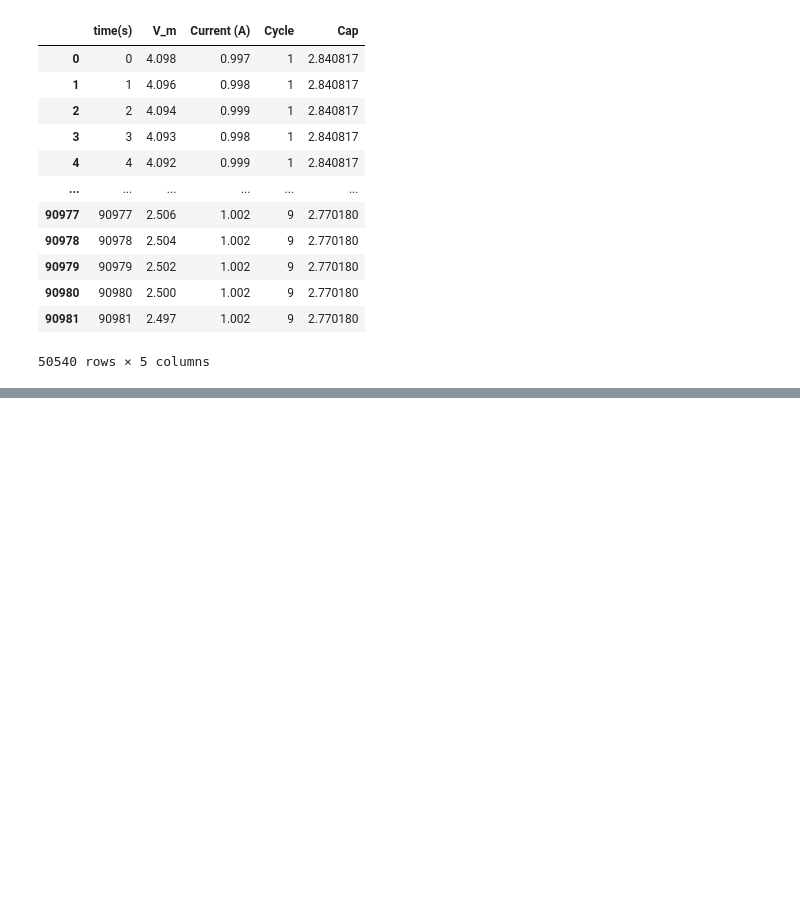
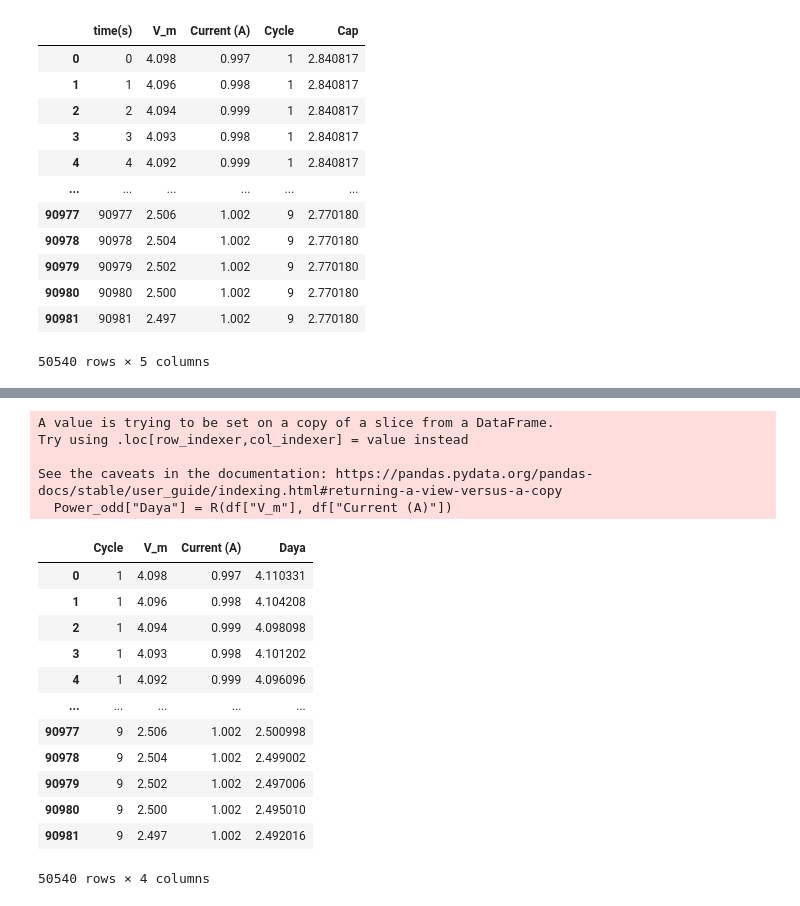
Before and after one commit to Farandausten/LiveCode, a Jupyter notebook: LIVECODE1.ipynb, the cells around one changed output, grey strips where cells are left out. Cells and saved outputs as stored; diff of their text form; code cells hidden in the pictures; blank space fills up the shorter version.

```diff
--- a/LIVECODE1.ipynb
+++ b/LIVECODE1.ipynb
@@ -230,0 +310,2 @@ dtype: object
+# %%
+ganjil = df[df['Cycle'] % 2 !=0]
@@ -230,0 +343,23 @@ dtype: object
+# %%
+Power_odd = ganjil[['Cycle','V_m','Current (A)',]]
+Power_odd["Daya"] = R(df["V_m"], df["Current (A)"])
+Power_odd
+# %% [output]
+A value is trying to be set on a copy of a slice from a DataFrame.
+Try using .loc[row_indexer,col_indexer] = value instead
+
+See the caveats in the documentation: https://pandas.pydata.org/pandas-docs/stable/user_guide/indexing.html#returning-a-view-versus-a-copy
+  Power_odd["Daya"] = R(df["V_m"], df["Current (A)"])
+|  | Cycle | V_m | Current (A) | Daya |
+| 0 | 1 | 4.098 | 0.997 | 4.110331 |
+| 1 | 1 | 4.096 | 0.998 | 4.104208 |
+| 2 | 1 | 4.094 | 0.999 | 4.098098 |
+| 3 | 1 | 4.093 | 0.998 | 4.101202 |
+| 4 | 1 | 4.092 | 0.999 | 4.096096 |
+| ... | ... | ... | ... | ... |
+| 90977 | 9 | 2.506 | 1.002 | 2.500998 |
+| 90978 | 9 | 2.504 | 1.002 | 2.499002 |
+| 90979 | 9 | 2.502 | 1.002 | 2.497006 |
+| 90980 | 9 | 2.500 | 1.002 | 2.495010 |
+| 90981 | 9 | 2.497 | 1.002 | 2.492016 |
+50540 rows × 4 columns
```
Also changed, not shown: parts of 27 cells of this notebook.
